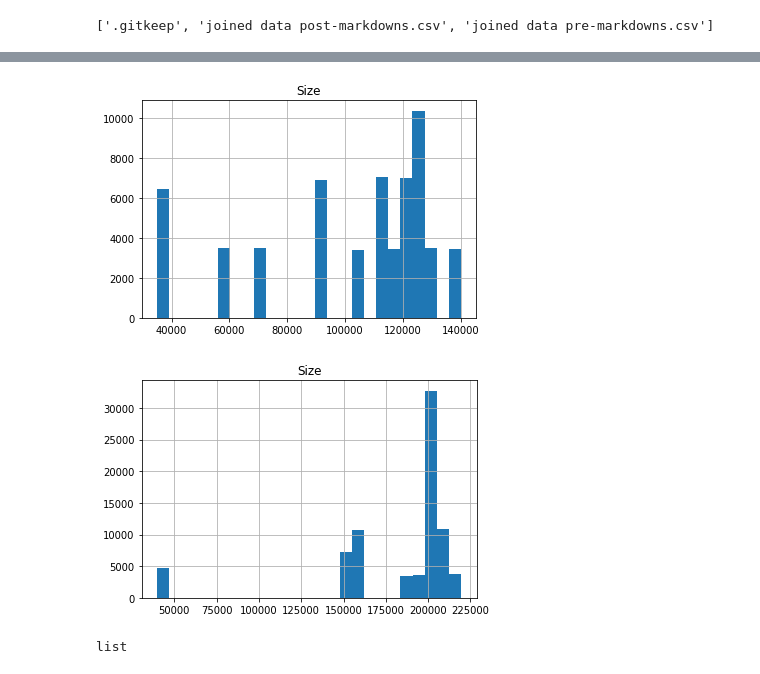
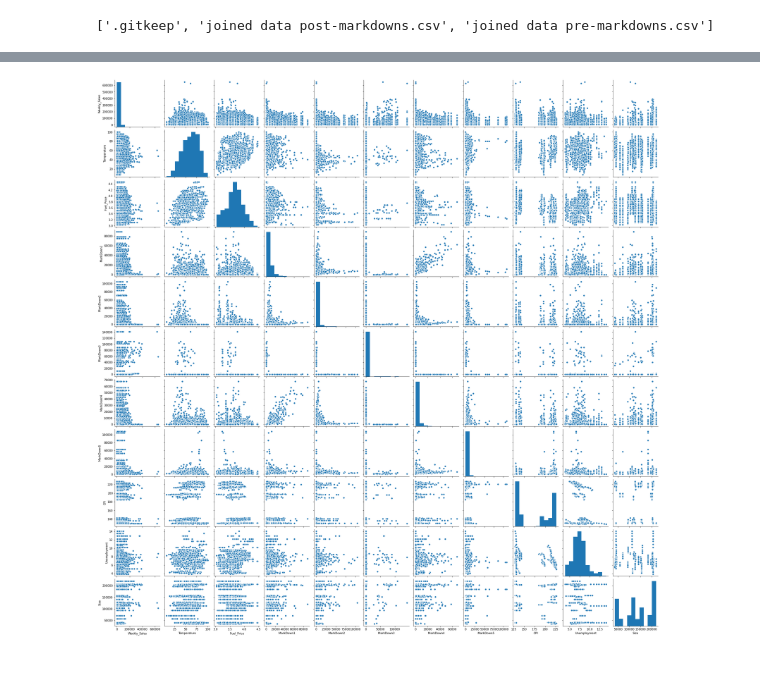
Before and after one commit to Dylan-C-Neal/capstone1-retail_forecasting, a Jupyter notebook: notebooks/C1S2-retail_forecasting.ipynb, the cells around one changed output, grey strips where cells are left out. Cells and saved outputs as stored; diff of their text form; code cells hidden in the pictures.

```diff
--- a/notebooks/C1S2-retail_forecasting.ipynb
+++ b/notebooks/C1S2-retail_forecasting.ipynb
@@ -67,13 +69,12 @@ df2.head()
-# %%
-df2.loc[df2['Type'] == 'B'][['Size']].hist(bins=25)
-df2.loc[df2['Type'] == 'A'][['Size']].hist(bins=25)
-plt.show()
-# %% [output]
-[figure, removed]
-[figure, removed]
-# %%
-df5 = df4.reset_index()
-# %%
-type(list(df5.Store.unique()))
-# %% [output]
-list
+# %%
+#Converting boolean values in holiday column to integers
+df5['IsHoliday'] = df5['IsHoliday'].astype(int)
+# %%
+#Converting A/B distinction in Type into integers
+df5['Type'] = df5['Type'].replace({'A':0, 'B':1})
+# %%
+sns.pairplot(df5)
+plt.show()
+plt.close()
+# %% [output]
+[figure, added]
```
Also changed, not shown: parts of 8 cells of this notebook.
